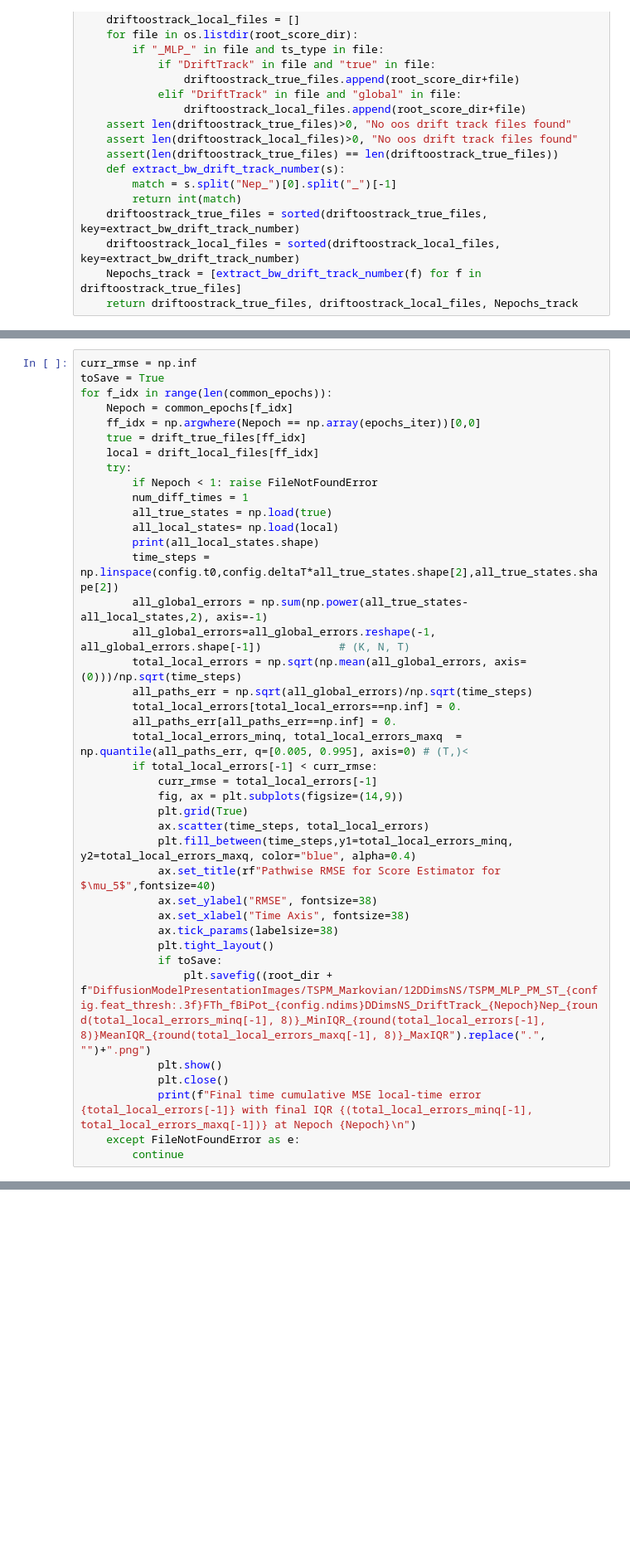
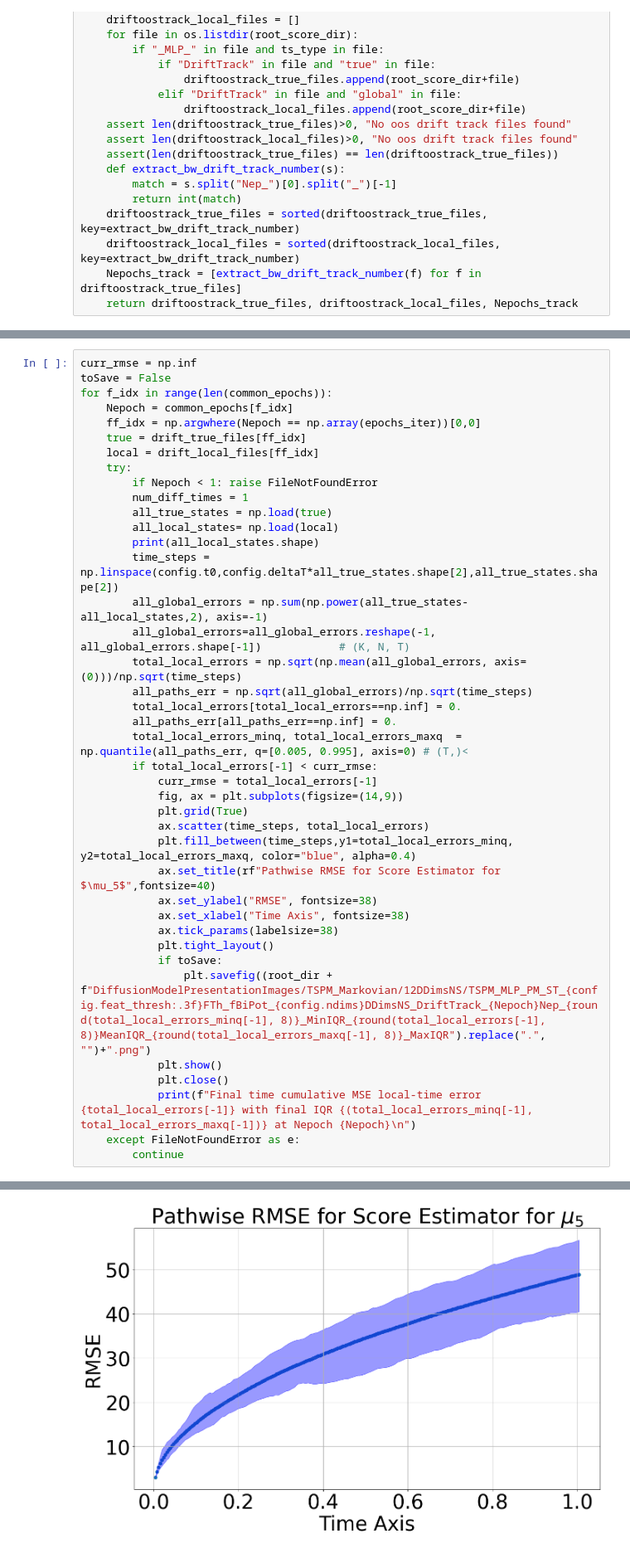
Before and after one commit to marcostapiac/FractionalBrownianMotion, a Jupyter notebook: experiments/generative_modelling/RecursiveVPSDE/ParamEst/TSPM/Markovian/drifts_Markovian_fBiPot12DDimsNSNS_TrackingErrors_OOS_from_saved.ipynb, the cells around one changed output, grey strips where cells are left out. Shown at 83% size. Drawn from its saved outputs; the diff is of its cells as text; blank space fills up the shorter version.

```diff
--- a/experiments/generative_modelling/RecursiveVPSDE/ParamEst/TSPM/Markovian/drifts_Markovian_fBiPot12DDimsNSNS_TrackingErrors_OOS_from_saved.ipynb
+++ b/experiments/generative_modelling/RecursiveVPSDE/ParamEst/TSPM/Markovian/drifts_Markovian_fBiPot12DDimsNSNS_TrackingErrors_OOS_from_saved.ipynb
@@ -158,6 +251,6 @@ plt.close()
 # %%
 curr_rmse = np.inf
-toSave = True
+toSave = False
 for f_idx in range(len(common_epochs)):
     Nepoch = common_epochs[f_idx]
     ff_idx = np.argwhere(Nepoch == np.array(epochs_iter))[0,0]
@@ -195,3 +288,4 @@ for f_idx in range(len(common_epochs)):
             print(f"Final time cumulative MSE local-time error {total_local_errors[-1]} with final IQR {(total_local_errors_minq[-1], total_local_errors_maxq[-1])} at Nepoch {Nepoch}\n")
     except FileNotFoundError as e:
         continue
+# %% [output]
@@ -197,0 +293 @@ for f_idx in range(len(common_epochs)):
+[figure, added]
```
Also changed, not shown: parts of 12 cells of this notebook, 3 other files.
